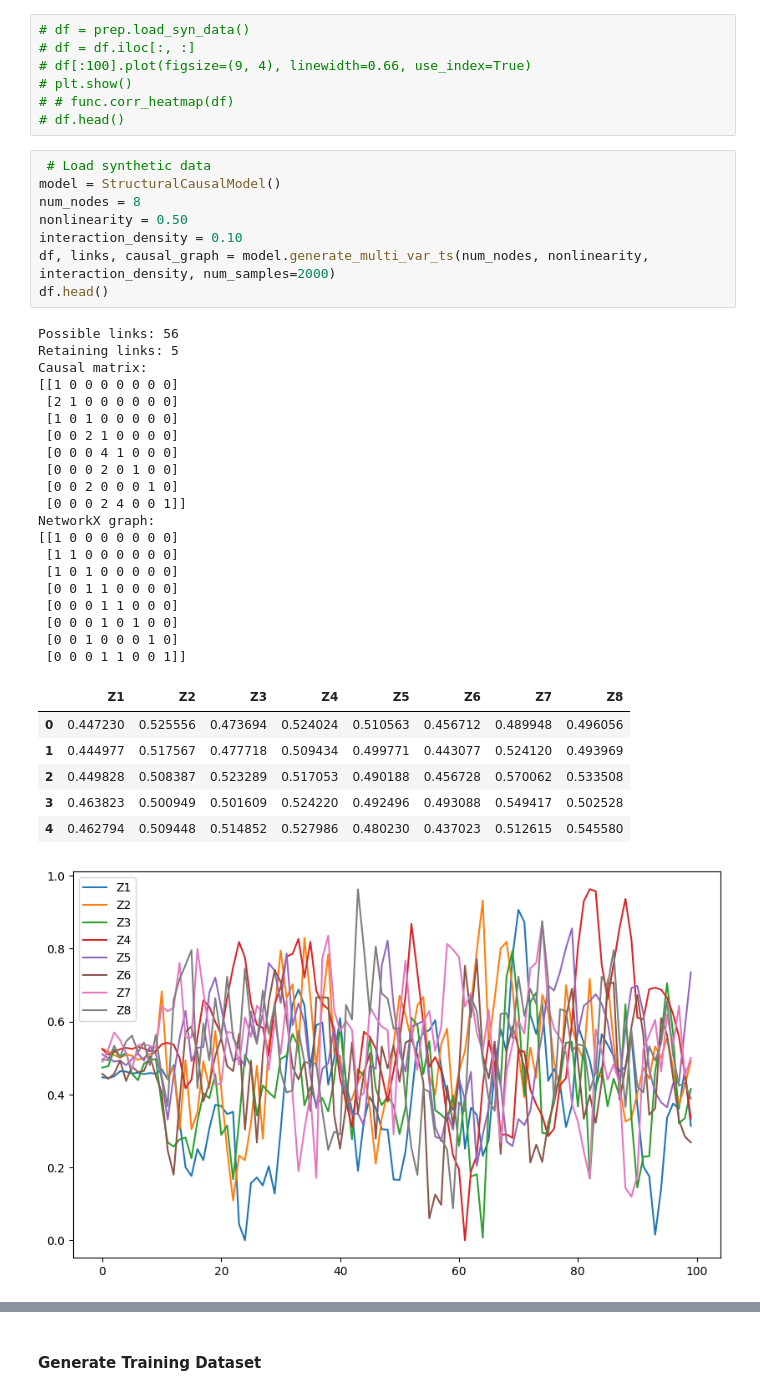
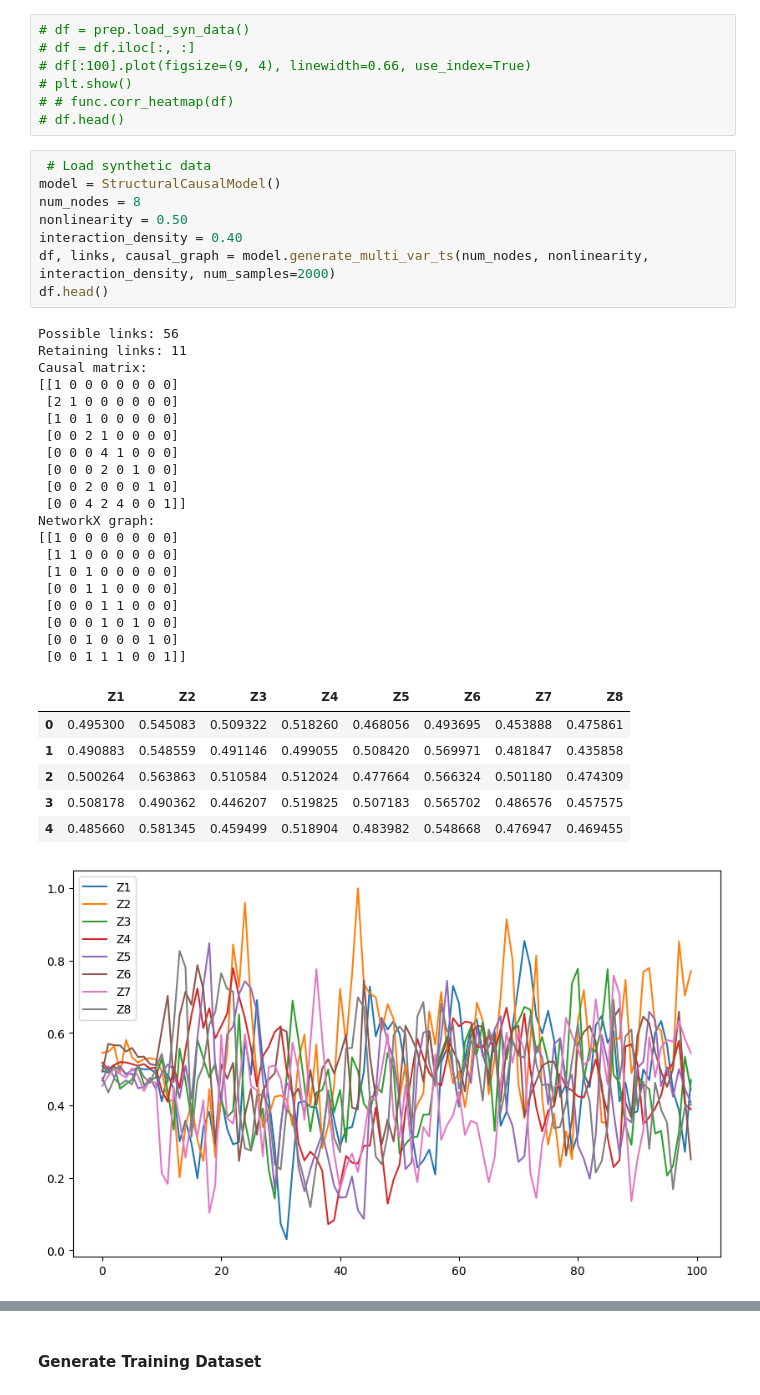
Before and after one commit to wasimahmadpk/gCause, a Jupyter notebook: src/gcdmi_examples.ipynb, the cells around one changed output, grey strips where cells are left out. Drawn from its saved outputs; the diff is of its cells as text.

```diff
--- a/src/gcdmi_examples.ipynb
+++ b/src/gcdmi_examples.ipynb
@@ -68,39 +68,39 @@ model_name = pars.get('model_name') + '0010'
 # %%
  # Load synthetic data
 model = StructuralCausalModel()
 num_nodes = 8
 nonlinearity = 0.50
-interaction_density = 0.10
+interaction_density = 0.40
 df, links, causal_graph = model.generate_multi_var_ts(num_nodes, nonlinearity, interaction_density, num_samples=2000)
 df.head()
 # %% [output]
 Possible links: 56
-Retaining links: 5
+Retaining links: 11
 Causal matrix:
 [[1 0 0 0 0 0 0 0]
  [2 1 0 0 0 0 0 0]
  [1 0 1 0 0 0 0 0]
  [0 0 2 1 0 0 0 0]
  [0 0 0 4 1 0 0 0]
  [0 0 0 2 0 1 0 0]
  [0 0 2 0 0 0 1 0]
- [0 0 0 2 4 0 0 1]]
+ [0 0 4 2 4 0 0 1]]
 NetworkX graph:
 [[1 0 0 0 0 0 0 0]
  [1 1 0 0 0 0 0 0]
  [1 0 1 0 0 0 0 0]
  [0 0 1 1 0 0 0 0]
  [0 0 0 1 1 0 0 0]
  [0 0 0 1 0 1 0 0]
  [0 0 1 0 0 0 1 0]
- [0 0 0 1 1 0 0 1]]
+ [0 0 1 1 1 0 0 1]]
 |  | Z1 | Z2 | Z3 | Z4 | Z5 | Z6 | Z7 | Z8 |
-| 0 | 0.447230 | 0.525556 | 0.473694 | 0.524024 | 0.510563 | 0.456712 | 0.489948 | 0.496056 |
-| 1 | 0.444977 | 0.517567 | 0.477718 | 0.509434 | 0.499771 | 0.443077 | 0.524120 | 0.493969 |
-| 2 | 0.449828 | 0.508387 | 0.523289 | 0.517053 | 0.490188 | 0.456728 | 0.570062 | 0.533508 |
-| 3 | 0.463823 | 0.500949 | 0.501609 | 0.524220 | 0.492496 | 0.493088 | 0.549417 | 0.502528 |
-| 4 | 0.462794 | 0.509448 | 0.514852 | 0.527986 | 0.480230 | 0.437023 | 0.512615 | 0.545580 |
+| 0 | 0.495300 | 0.545083 | 0.509322 | 0.518260 | 0.468056 | 0.493695 | 0.453888 | 0.475861 |
+| 1 | 0.490883 | 0.548559 | 0.491146 | 0.499055 | 0.508420 | 0.569971 | 0.481847 | 0.435858 |
+| 2 | 0.500264 | 0.563863 | 0.510584 | 0.512024 | 0.477664 | 0.566324 | 0.501180 | 0.474309 |
+| 3 | 0.508178 | 0.490362 | 0.446207 | 0.519825 | 0.507183 | 0.565702 | 0.486576 | 0.457575 |
+| 4 | 0.485660 | 0.581345 | 0.459499 | 0.518904 | 0.483982 | 0.548668 | 0.476947 | 0.469455 |
-[figure, old version]
+[figure, new version]
 # %%
 model.draw_causal_graph()
 # %% [output]
```
Also changed, not shown: parts of 5 cells of this notebook, 3 other files.
